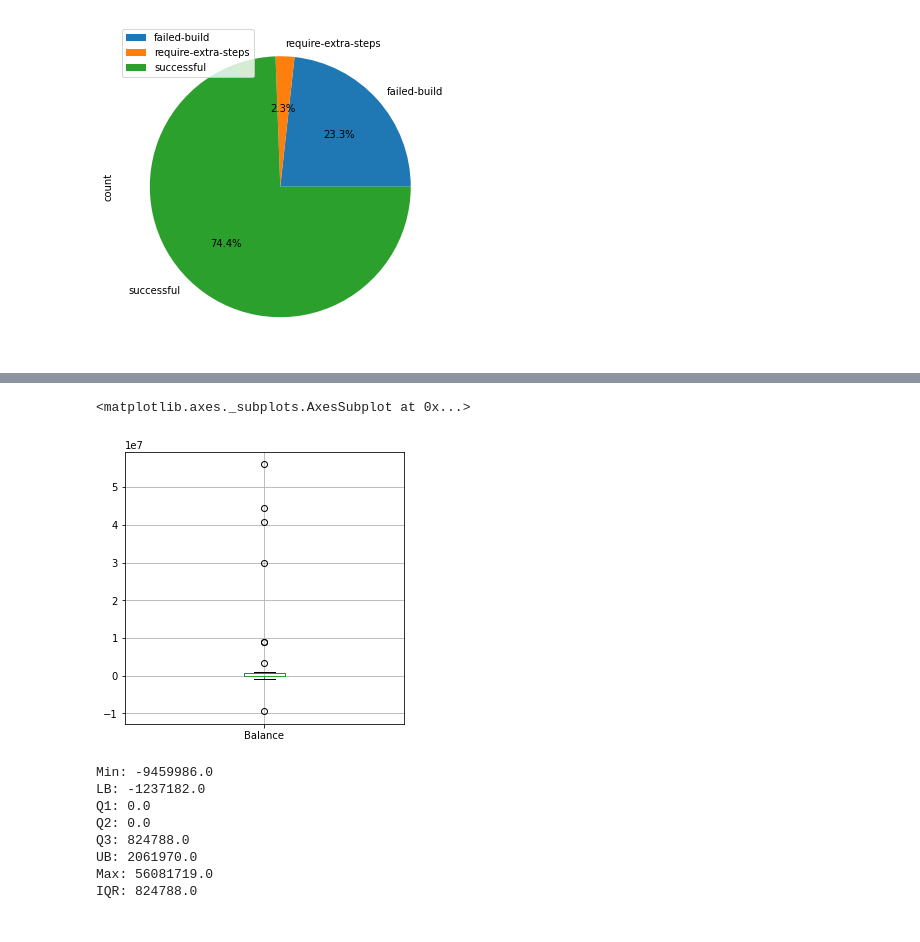
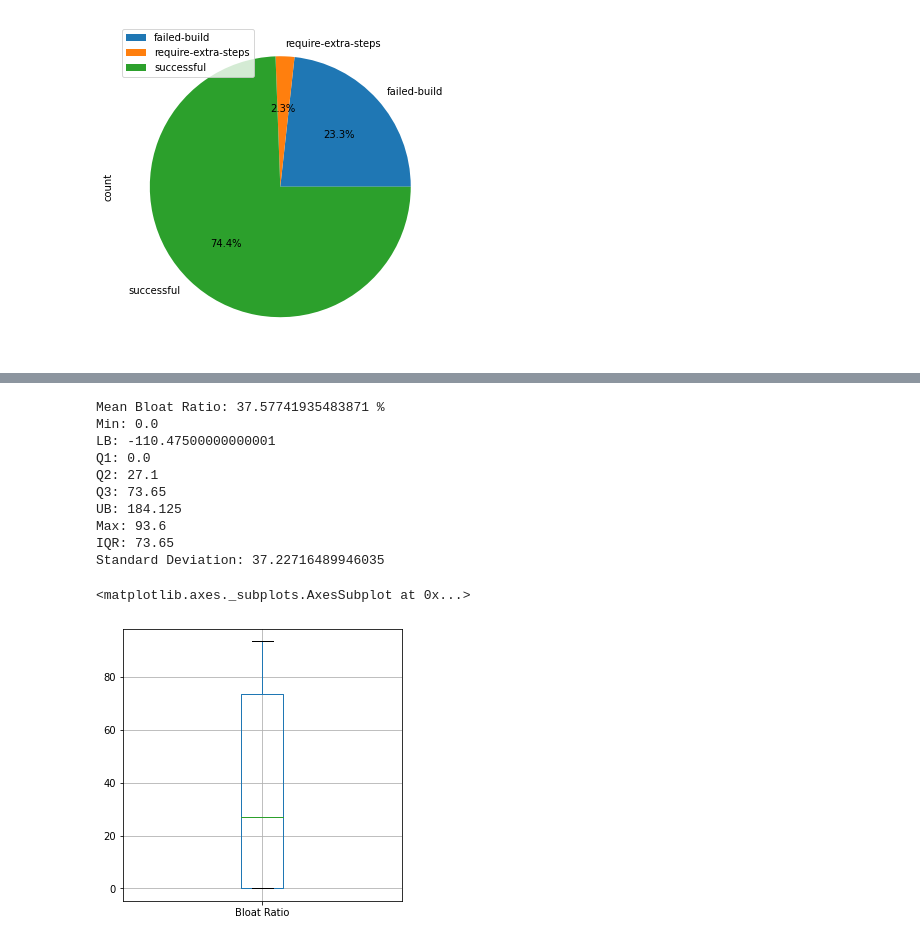
Before and after one commit to filipefigcorreia/hermit-study, a Jupyter notebook: hermit.ipynb, the cells around one changed output, grey strips where cells are left out. Saved outputs shown, nothing was run; the diff lists cells and outputs as text; code cells hidden in the pictures.

```diff
--- a/hermit.ipynb
+++ b/hermit.ipynb
@@ -4,8 +4,8 @@
 import pandas as pd
 import matplotlib.pyplot as plt
 # %%
-projects_database = pd.read_csv('https://raw.githubusercontent.com/Raidenkyu/hermit-study/master/res/projects.csv?token=AGF4DRYSLVR4IMLZXQIJY33AYEFIS', delimiter=";")
-evaluations_database = pd.read_csv('https://raw.githubusercontent.com/Raidenkyu/hermit-study/master/res/evaluations.csv?token=AGF4DR7KIDP57L2HZC3SFZDAYEFGQ', delimiter=";")
+projects_database = pd.read_csv('https://raw.githubusercontent.com/Raidenkyu/hermit-study/master/res/projects.csv?token=AGF4DR5S4K5DLXHXVEVQY3DA2DMKI', delimiter=";")
+evaluations_database = pd.read_csv('https://raw.githubusercontent.com/Raidenkyu/hermit-study/master/res/evaluations.csv?token=AGF4DR2JZLZBJ2S2QYWYQDLA2DMJE', delimiter=";")
 # %%
 projects_database
 # %% [output]
@@ -80,13 +66,25 @@ Mean Entrypoint similarity: 80.11290322580643 %
+# %%
+def calculate_statistics(column):
+  min = column.quantile(0.0)
+  q1 = column.quantile(0.25)
+  q2 = column.quantile(0.50)
+  q3 = column.quantile(0.75)
+  max = column.quantile(1.0)
+
+  iqr = q3 - q1
+  lb = q1 - (1.5 * iqr)
+  ub = q3 + (1.5 * iqr)
+
+  mean = column.mean()
+  std = column.std()
+
+  return min, q1, q2, q3, max, iqr, lb, ub, mean, std
 # %%
 renamed_evaluations = evaluations_database.rename(columns={
     'bloatRatio': 'Bloat Ratio',
     'missedDependencies': 'Missed Dependencies Ratio',
+    'balance':'Balance',
     'ports': 'Ports Detection Accuracy',
     'risk': 'Risk Percentage',
     'entrypoint': 'Entrypoint Similarity'
 })
-
-renamed_evaluations.boxplot(
-    column=['Bloat Ratio', 'Missed Dependencies Ratio', 'Ports Detection Accuracy', 'Risk Percentage', 'Entrypoint Similarity'],
-    figsize=(15,5)
-)
@@ -96,33 +91,30 @@ renamed_evaluations.boxplot(
-# %%
-evaluations_database.rename(columns={'balance':'Balance'}).boxplot(column=['Balance'], figsize=(5, 5))
-# %% [output]
-<matplotlib.axes._subplots.AxesSubplot at 0x...>
-[figure, removed]
 # %%
-min = evaluations_database.balance.quantile(0.0)
-q1 = evaluations_database.balance.quantile(0.25)
-q2 = evaluations_database.balance.quantile(0.50)
-q3 = evaluations_database.balance.quantile(0.75)
-max = evaluations_database.balance.quantile(1.0)
+# Bloat Ratio
 
-iqr = q3 - q1
-lb = q1 - (1.5 * iqr)
-ub = q3 + (1.5 * iqr)
+min, q1, q2, q3, max, iqr, lb, ub, mean, std = calculate_statistics(evaluations_database['bloatRatio'])
 
+print(f"Mean Bloat Ratio: {mean} %")
 print(f"Min: {min}")
 print(f"LB: {lb}")
 print(f"Q1: {q1}")
 print(f"Q2: {q2}")
 print(f"Q3: {q3}")
 print(f"UB: {ub}")
 print(f"Max: {max}")
 print(f"IQR: {iqr}")
+print(f"Standard Deviation: {std}")
+
+renamed_evaluations.boxplot(column=['Bloat Ratio'], figsize=(5, 5))
 # %% [output]
-Min: -9459986.0
-LB: -1237182.0
+Mean Bloat Ratio: 37.57741935483871 %
+Min: 0.0
+LB: -110.47500000000001
 Q1: 0.0
-Q2: 0.0
-Q3: 824788.0
-UB: 2061970.0
-Max: 56081719.0
-IQR: 824788.0
+Q2: 27.1
+Q3: 73.65
+UB: 184.125
+Max: 93.6
+IQR: 73.65
+Standard Deviation: 37.22716489946035
+<matplotlib.axes._subplots.AxesSubplot at 0x...>
+[figure, added]
```
Also changed, not shown: parts of 7 cells of this notebook.
